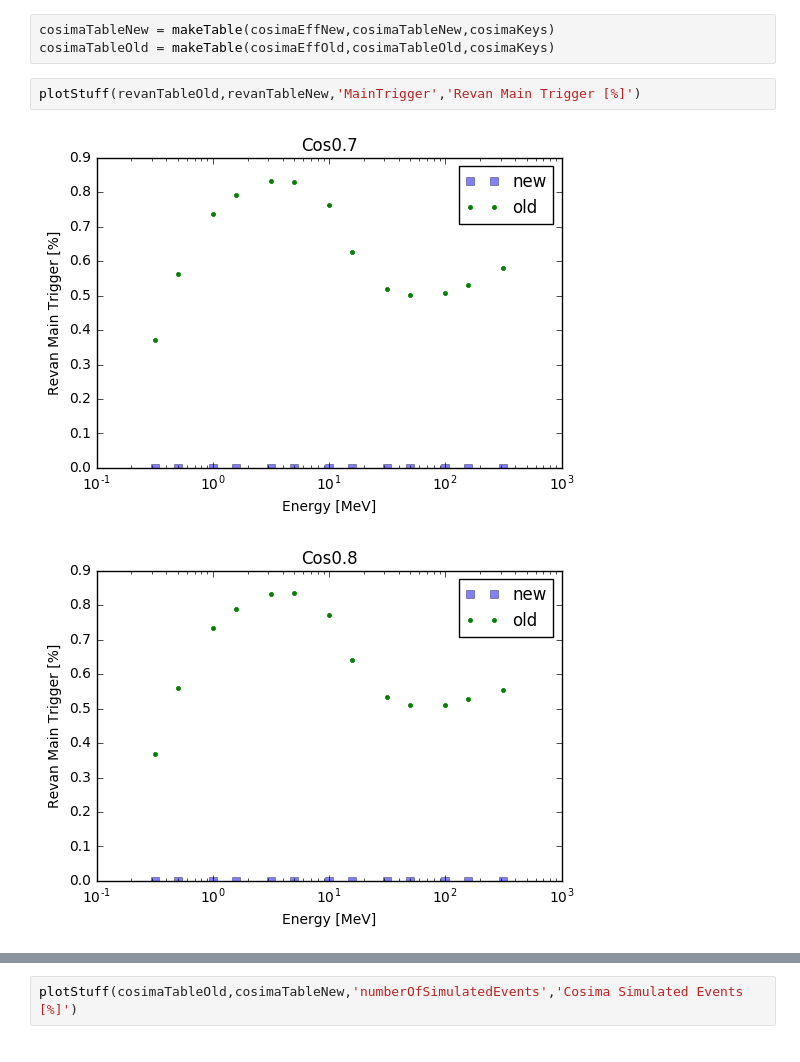
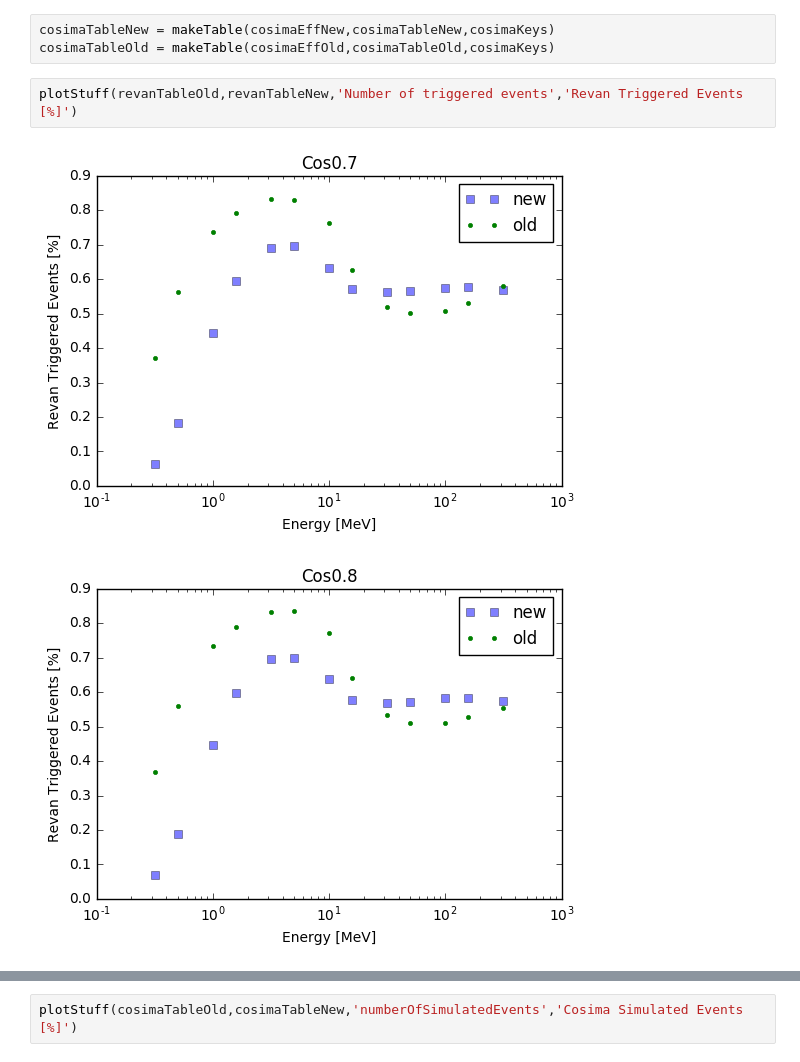
Before and after one commit to ComPair/python, a Jupyter notebook: SimulationVerification.ipynb, the cells around one changed output, grey strips where cells are left out. Saved outputs shown, nothing was run; the diff lists cells and outputs as text.

Commit message:
Updated verification plots using correct revan config file.

```diff
--- a/SimulationVerification.ipynb
+++ b/SimulationVerification.ipynb
@@ -79,7 +79,7 @@ revanTableOld = makeTable(revanEffOld,revanTableOld,revanKeys)
 cosimaTableNew = makeTable(cosimaEffNew,cosimaTableNew,cosimaKeys)
 cosimaTableOld = makeTable(cosimaEffOld,cosimaTableOld,cosimaKeys)
 # %%
-plotStuff(revanTableOld,revanTableNew,'MainTrigger','Revan Main Trigger [%]')
+plotStuff(revanTableOld,revanTableNew,'Number of triggered events','Revan Triggered Events [%]')
 # %% [output]
-[figure, old version]
+[figure, new version]
-[figure, old version]
+[figure, new version]
```
Also changed, not shown: parts of 2 cells of this notebook.
